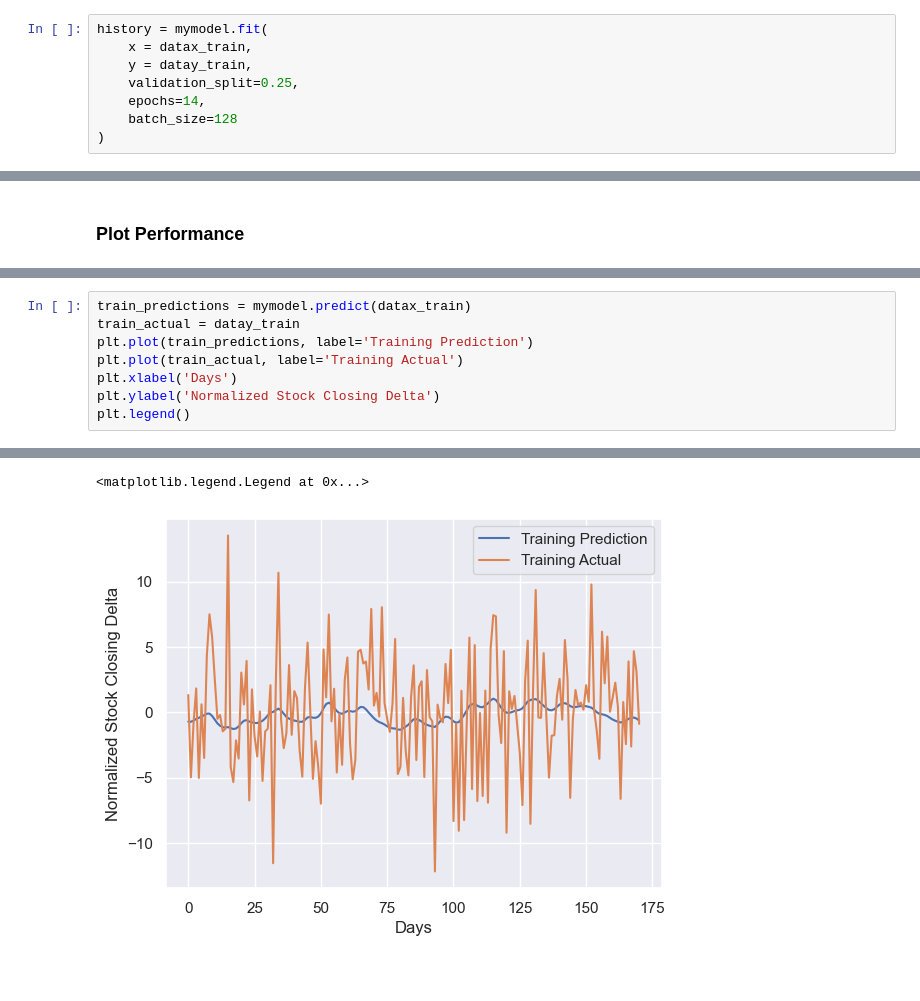
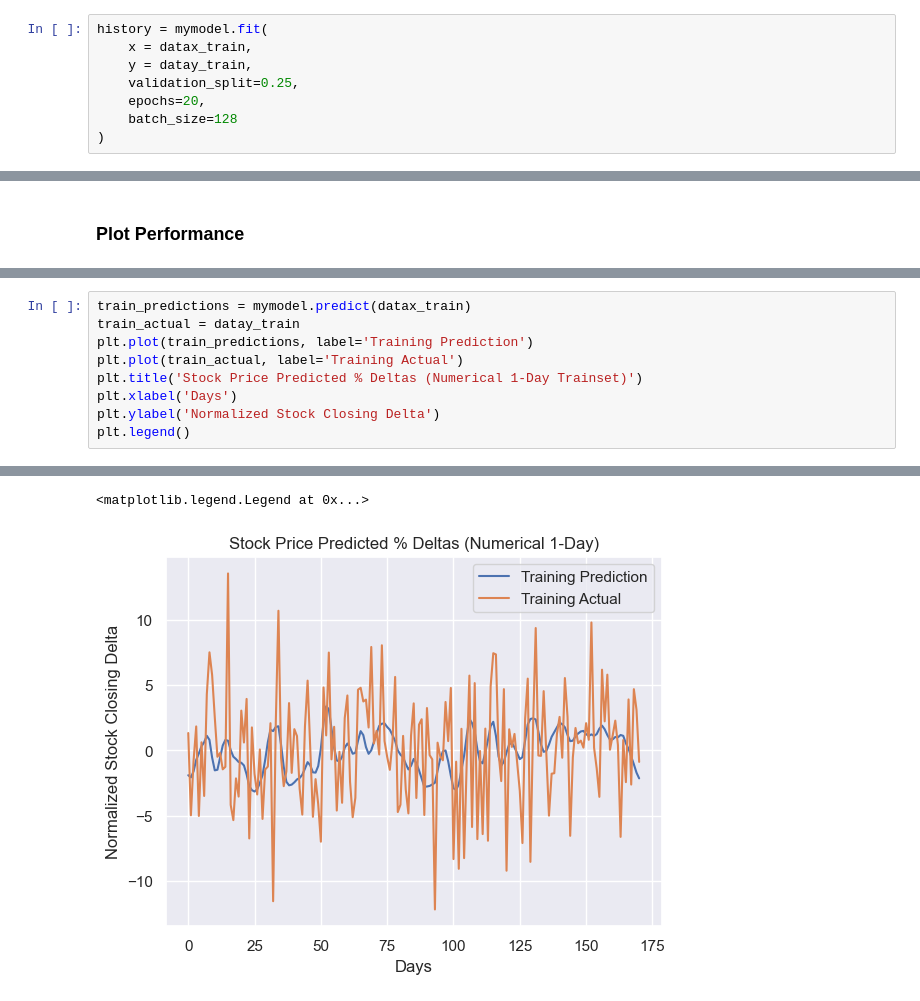
Before and after one commit to cwphung/stocks_with_feelings, a Jupyter notebook: numerical/GRU_model/GRU_forecast out1.ipynb, the cells around one changed output, grey strips where cells are left out. Cells and saved outputs as stored; diff of their text form; blank space fills up the shorter version.

Commit message:
Update for plots

```diff
--- a/numerical/GRU_model/GRU_forecast out1.ipynb
+++ b/numerical/GRU_model/GRU_forecast out1.ipynb
@@ -145,7 +148,7 @@ history = mymodel.fit(
     x = datax_train,
     y = datay_train,
     validation_split=0.25,
-    epochs=14,
+    epochs=20,
     batch_size=128
 )
 # %% [output]
@@ -204,6 +213,7 @@ train_predictions = mymodel.predict(datax_train)
 train_actual = datay_train
 plt.plot(train_predictions, label='Training Prediction')
 plt.plot(train_actual, label='Training Actual')
+plt.title('Stock Price Predicted % Deltas (Numerical 1-Day Trainset)')
 plt.xlabel('Days')
 plt.ylabel('Normalized Stock Closing Delta')
 plt.legend()
@@ -212,5 +222,5 @@ plt.legend()
 <matplotlib.legend.Legend at 0x...>
-[figure, old version]
+[figure, new version]
 # %%
 diff = np.sign(train_predictions.flatten())-np.sign(train_actual.flatten())
 thresh = np.max(np.abs(train_predictions))/2
```
Also changed, not shown: parts of 10 cells of this notebook, 8 other files.
